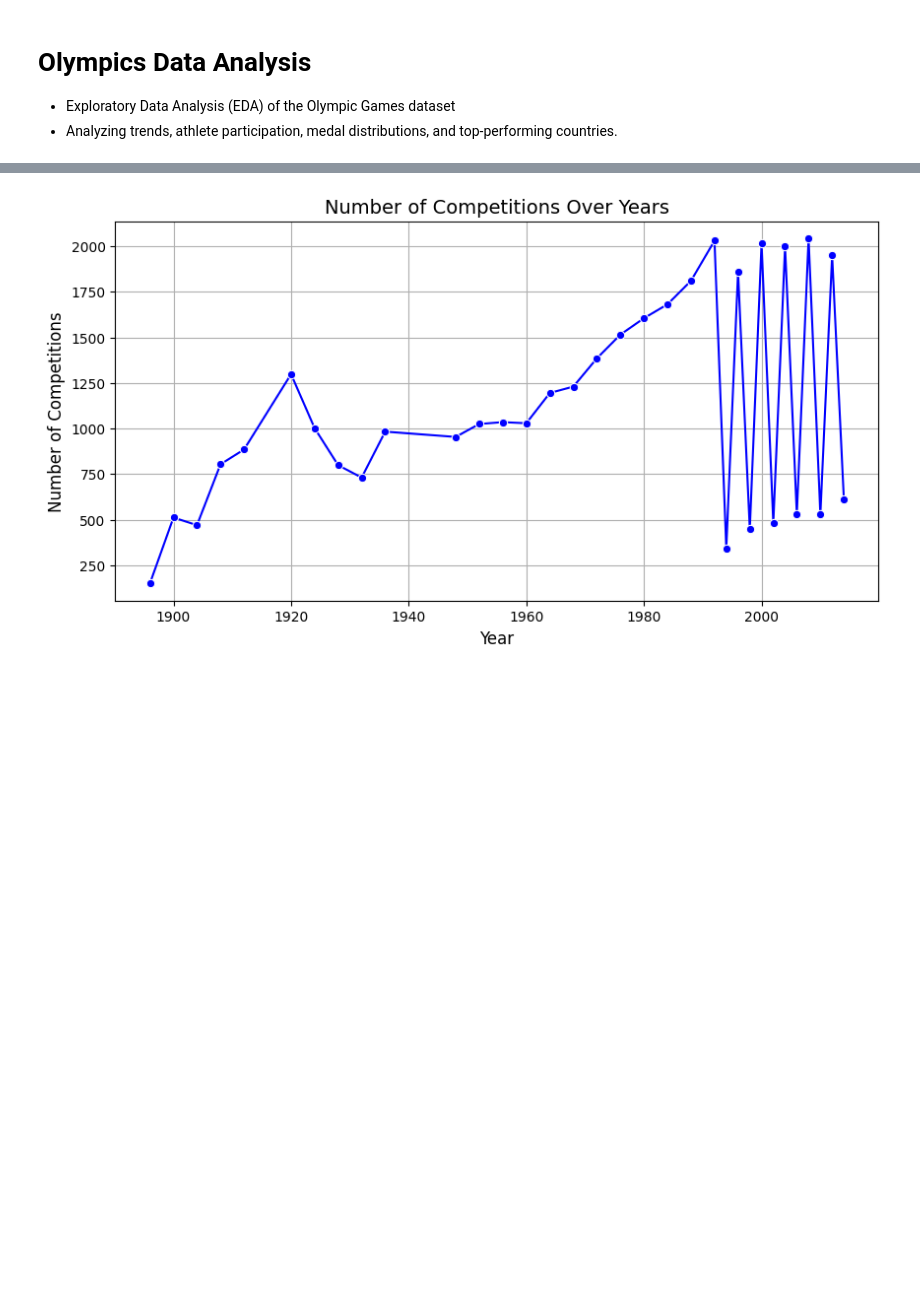
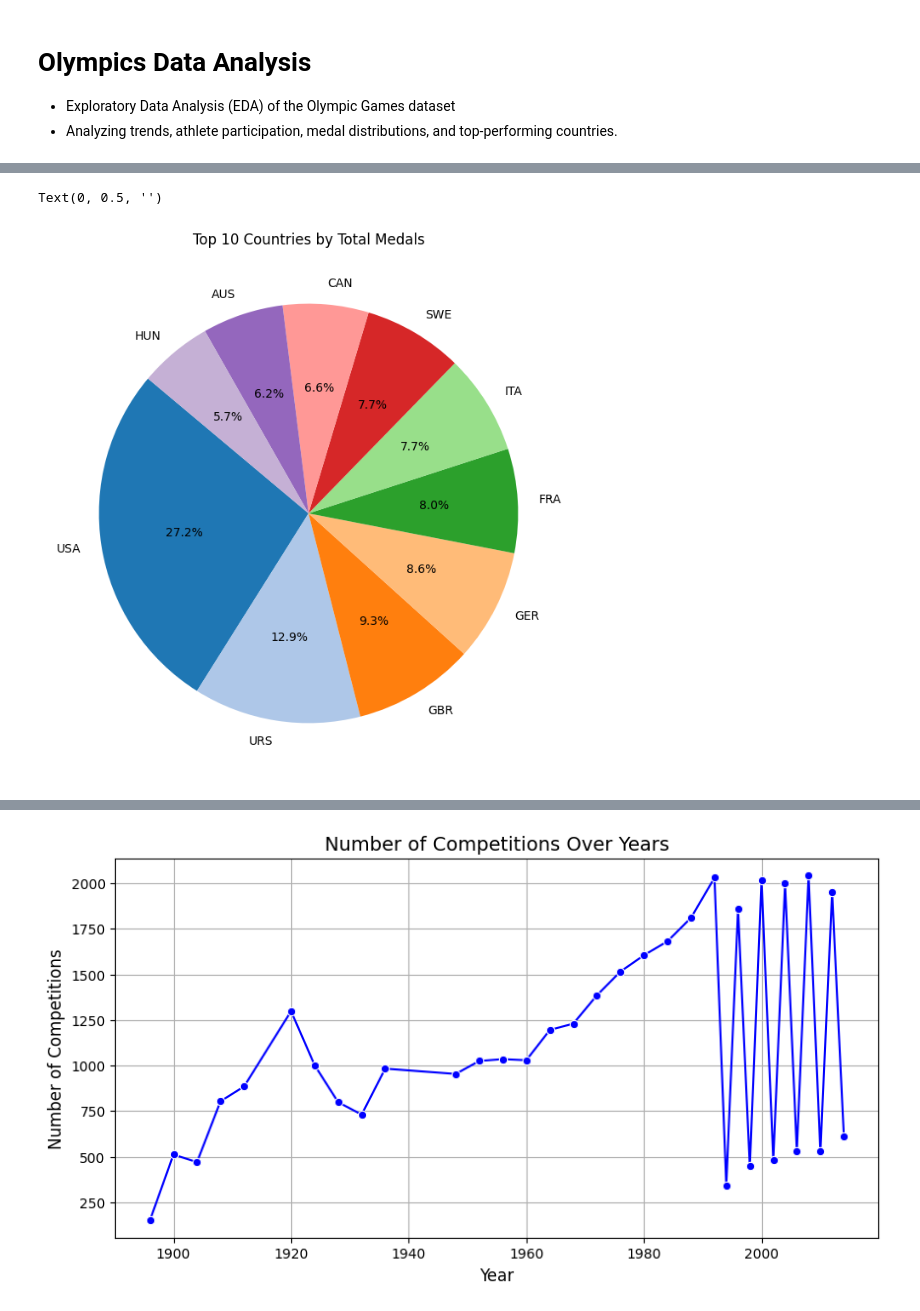
Before and after one commit to mohamedmahmoud26/Analysis-Netflix, a Jupyter notebook: olympic-analysis.ipynb, the cells around one changed output, grey strips where cells are left out. Cells and saved outputs as stored; diff of their text form; code cells hidden in the pictures; blank space fills up the shorter version.

```diff
--- a/olympic-analysis.ipynb
+++ b/olympic-analysis.ipynb
@@ -756,0 +785,24 @@ plt.show()
+# %%
+
+noc_medals = df_olympic.pivot_table(index='Country', columns='Medal', aggfunc='size', fill_value=0)
+
+noc_medals = noc_medals[['Gold', 'Silver', 'Bronze']]
+
+noc_totals = noc_medals.sum(axis=1).sort_values(ascending=False)
+
+top_nocs = noc_totals.head(10)
+
+top_nocs.plot(
+    kind='pie',
+    autopct='%1.1f%%',
+    startangle=140,
+    colors=plt.cm.tab20.colors,
+    figsize=(8, 8),
+    legend=False
+)
+
+plt.title('Top 10 Countries by Total Medals')
+plt.ylabel('')
+# %% [output]
+Text(0, 0.5, '')
+[figure, added]
```
Also changed, not shown: parts of 7 cells of this notebook.
